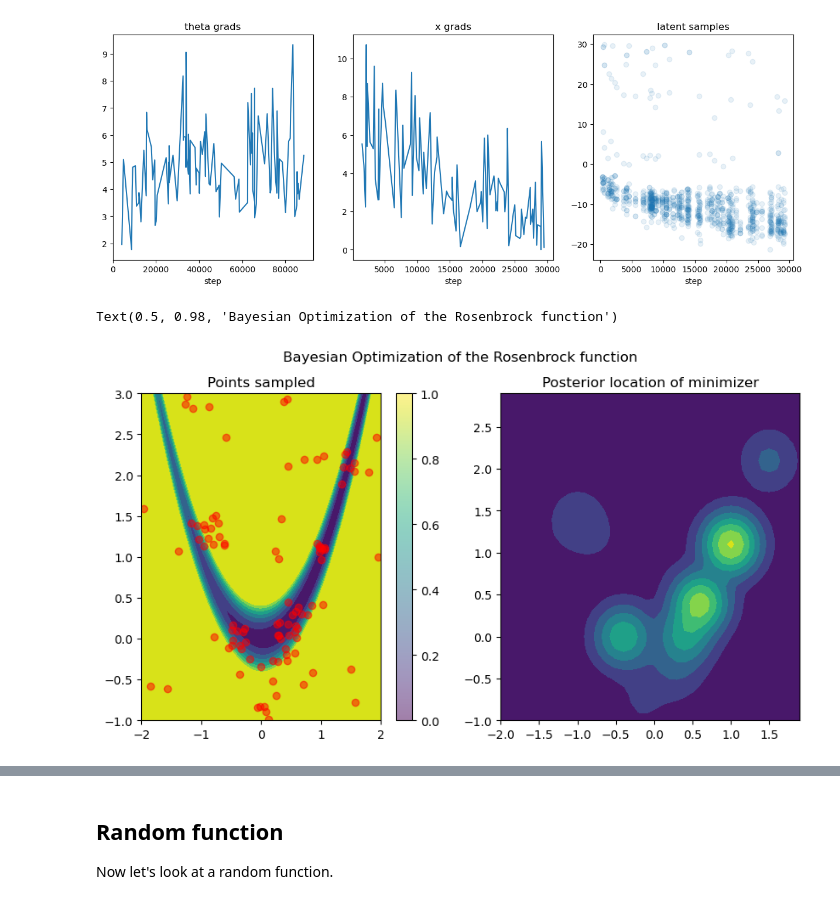
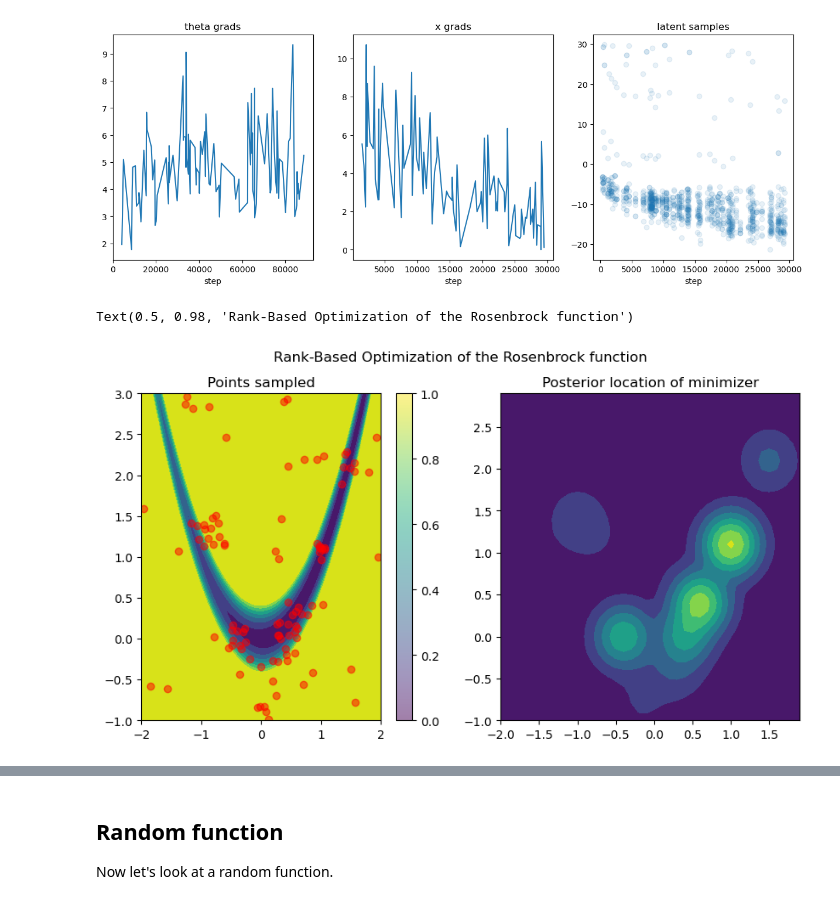
Before and after one commit to davidlibland/rank_hpo, a Jupyter notebook: notebooks/demo.ipynb, the cells around one changed output, grey strips where cells are left out. Cells and saved outputs as stored; diff of their text form; code cells hidden in the pictures.

```diff
--- a/notebooks/demo.ipynb
+++ b/notebooks/demo.ipynb
@@ -180,21 +180,21 @@ theta, xs, ys = optimize_function_langevin(rosenbrock,
 # %%
 fig = plt.figure(figsize=(10, 5))
 ax1 = fig.add_subplot(121)
 ax2 = fig.add_subplot(122)
 x, y = np.mgrid[-2:2:.01, -1:3:.01]
 ax1.contourf(x, y, z.clip(max=20))
 scat = ax1.scatter(xs[:, 0].cpu(), xs[:,1].cpu(), alpha=0.5, color="red")
 fig.colorbar(scat)
 ax1.set_title("Points sampled")
 ax1.set_ylim(-1, 3)
 ax1.set_xlim(-2, 2)
 
 # plot a heatmap of the model:
 x, y = np.mgrid[-2:2:.1, -1:3:.1]
 pos = np.stack((x.flatten(), y.flatten()), axis=1)
 ax2.contourf(x, y, np.exp(0.5*log_rho(torch.tensor(pos).to(theta), theta).detach().cpu()).reshape(x.shape))
 ax2.set_title("Posterior location of minimizer")
-fig.suptitle("Bayesian Optimization of the Rosenbrock function")
+fig.suptitle("Rank-Based Optimization of the Rosenbrock function")
 # %% [output]
-Text(0.5, 0.98, 'Bayesian Optimization of the Rosenbrock function')
+Text(0.5, 0.98, 'Rank-Based Optimization of the Rosenbrock function')
-[figure, old version]
+[figure, new version]
```
Also changed, not shown: parts of 10 cells of this notebook.
